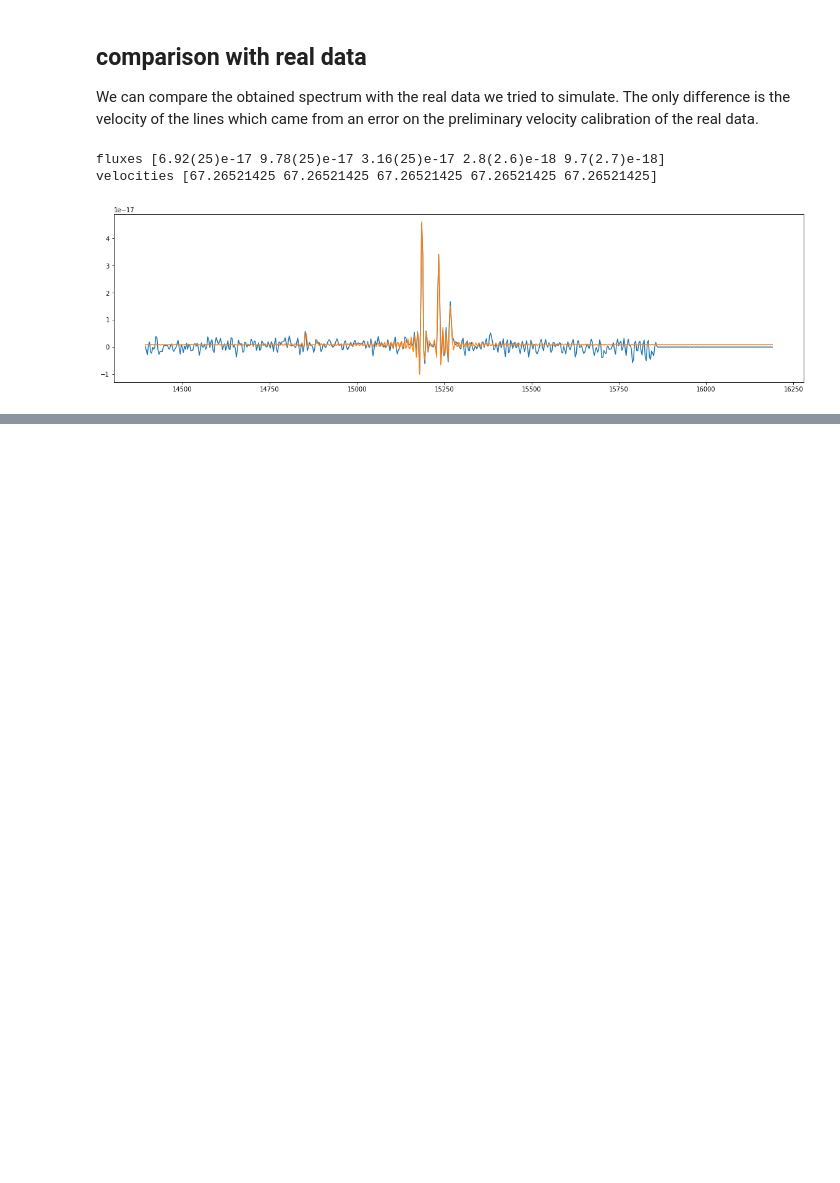
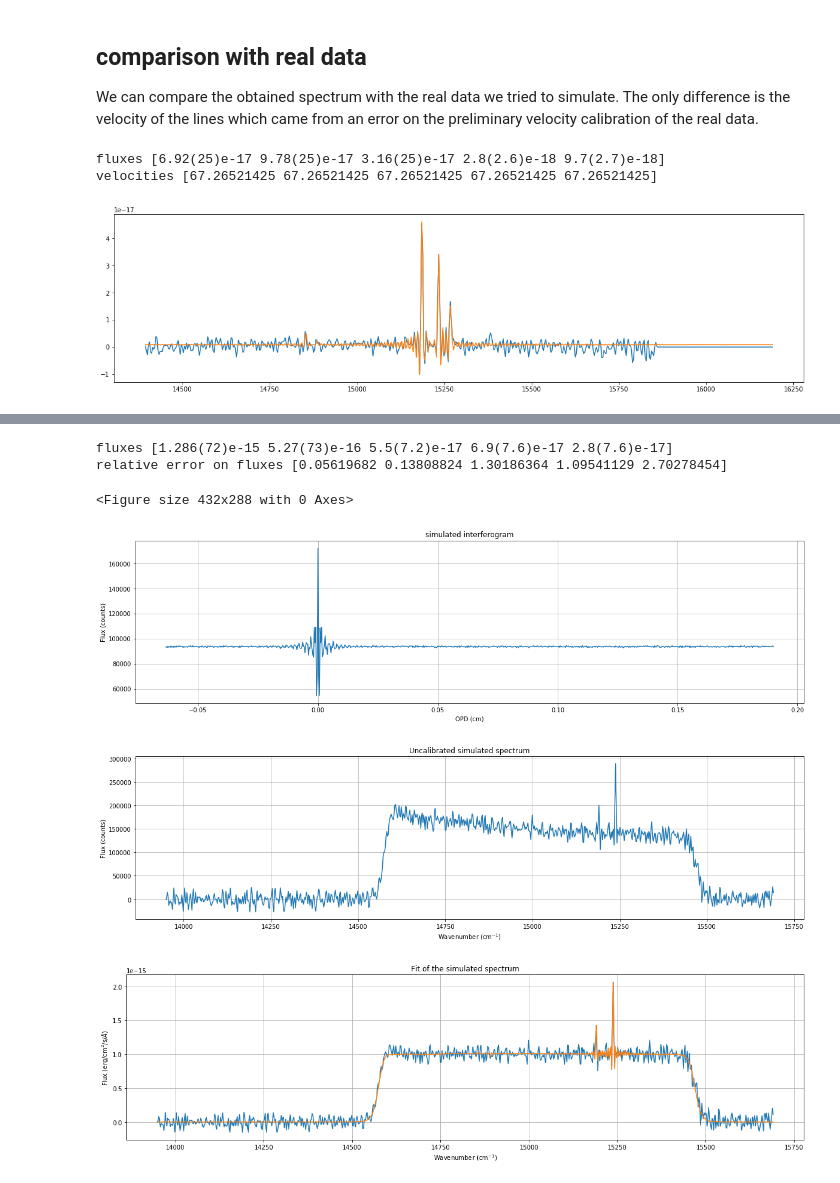
Before and after one commit to thomasorb/orb, a Jupyter notebook: docs/examples/simu.ipynb, the cells around one changed output, grey strips where cells are left out. Cells and saved outputs as stored; diff of their text form; code cells hidden in the pictures; blank space fills up the shorter version.

```diff
--- a/docs/examples/simu.ipynb
+++ b/docs/examples/simu.ipynb
@@ -166,0 +193,57 @@ velocities [67.26521425 67.26521425 67.26521425 67.26521425 67.26521425]
+# %%
+# create the final spectrum in erg/cm2/s/A
+source_spectrum = hii_spectrum.data * 0.75e-16 + .5e-15
+source_spectrum *= 2
+
+# instantiate a SourceSpectrum object which is the simulation class
+source_spectrum = orb.sim.SourceSpectrum(source_spectrum, axis, params)
+
+# simulate an interferogram
+pl.figure()
+interf = source_spectrum.get_interferogram(theta=13)
+
+pl.figure(figsize=(20,5))
+interf.plot()
+pl.xlabel('OPD (cm)')
+pl.ylabel('Flux (counts)')
+pl.grid()
+pl.title('simulated interferogram')
+
+observed_spectrum = interf.get_spectrum()
+
+pl.figure(figsize=(20,5))
+observed_spectrum.plot()
+pl.xlabel(r'Wavenumber (cm$^{-1}$)')
+pl.ylabel('Flux (counts)')
+pl.grid()
+pl.title('Uncalibrated simulated spectrum')
+
+# compute the calibration function
+photom = orb.photometry.Photometry(params['filter_name'], 0, airmass=params['airmass'])
+calibrated_spectrum = observed_spectrum.copy()
+flambda = photom.compute_flambda(calibrated_spectrum.axis, modulated=True)
+# apply the calibration (spectrum must be converted to counts/s)
+
+calibrated_spectrum = calibrated_spectrum.math('multiply', flambda)
+calibrated_spectrum.data /= params['step_nb'] * params['exposure_time']
+
+fit = calibrated_spectrum.fit(('Halpha', '[NII]6584', '[NII]6548', '[SII]6717', '[SII]6731'),
+                              fmodel='sinc',
+                              pos_def=('1','1','1','1','1'),
+                              nofilter=False)
+pl.figure(figsize=(20,5))
+calibrated_spectrum.plot()
+pl.plot(calibrated_spectrum.axis.data, fit['fitted_vector'])
+pl.xlabel(r'Wavenumber (cm$^{-1}$)')
+pl.ylabel(r'Flux (erg/cm$^2$/s/$\AA$)')
+pl.grid()
+pl.title('Fit of the simulated spectrum')
+print('fluxes', fit['flux_gvar'])
+print('relative error on fluxes', fit['flux_err']/fit['flux'])
+# %% [output]
+fluxes [1.286(72)e-15 5.27(73)e-16 5.5(7.2)e-17 6.9(7.6)e-17 2.8(7.6)e-17]
+relative error on fluxes [0.05619682 0.13808824 1.30186364 1.09541129 2.70278454]
+<Figure size 432x288 with 0 Axes>
+[figure, added]
+[figure, added]
+[figure, added]
```
Also changed, not shown: parts of 10 cells of this notebook, 6 other files.
